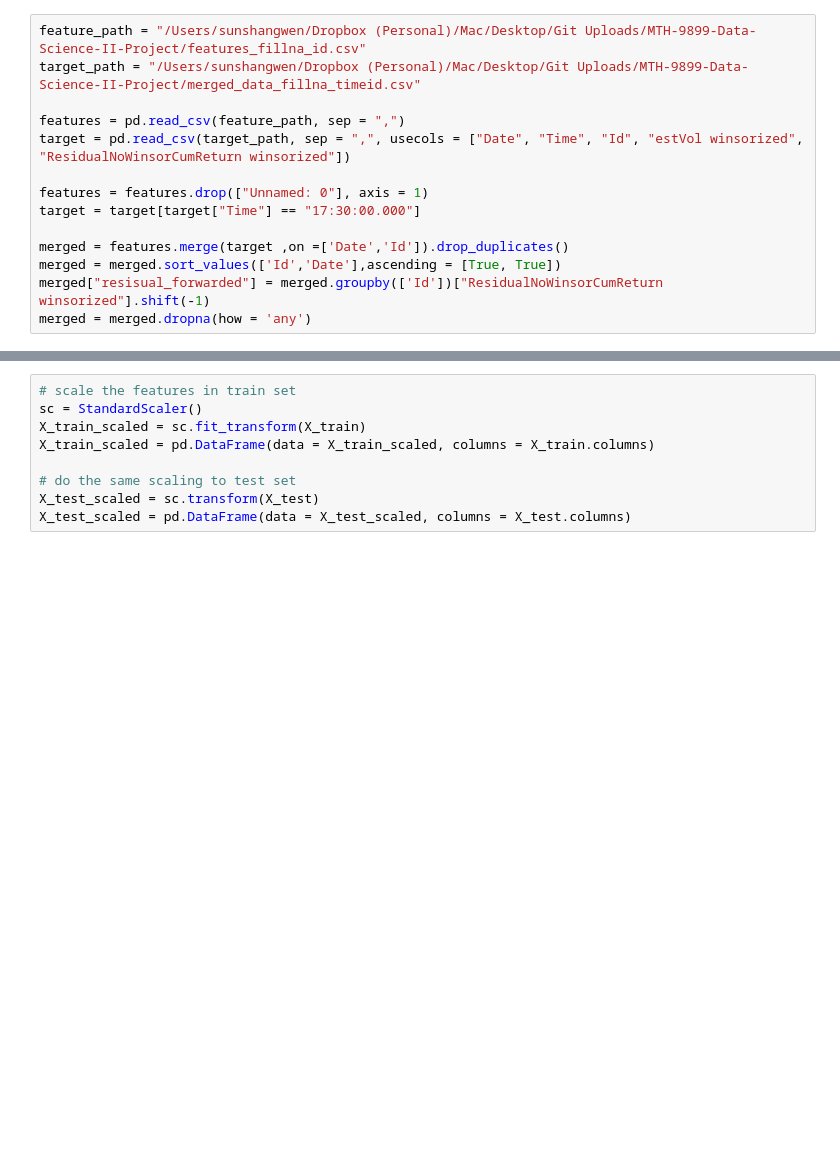
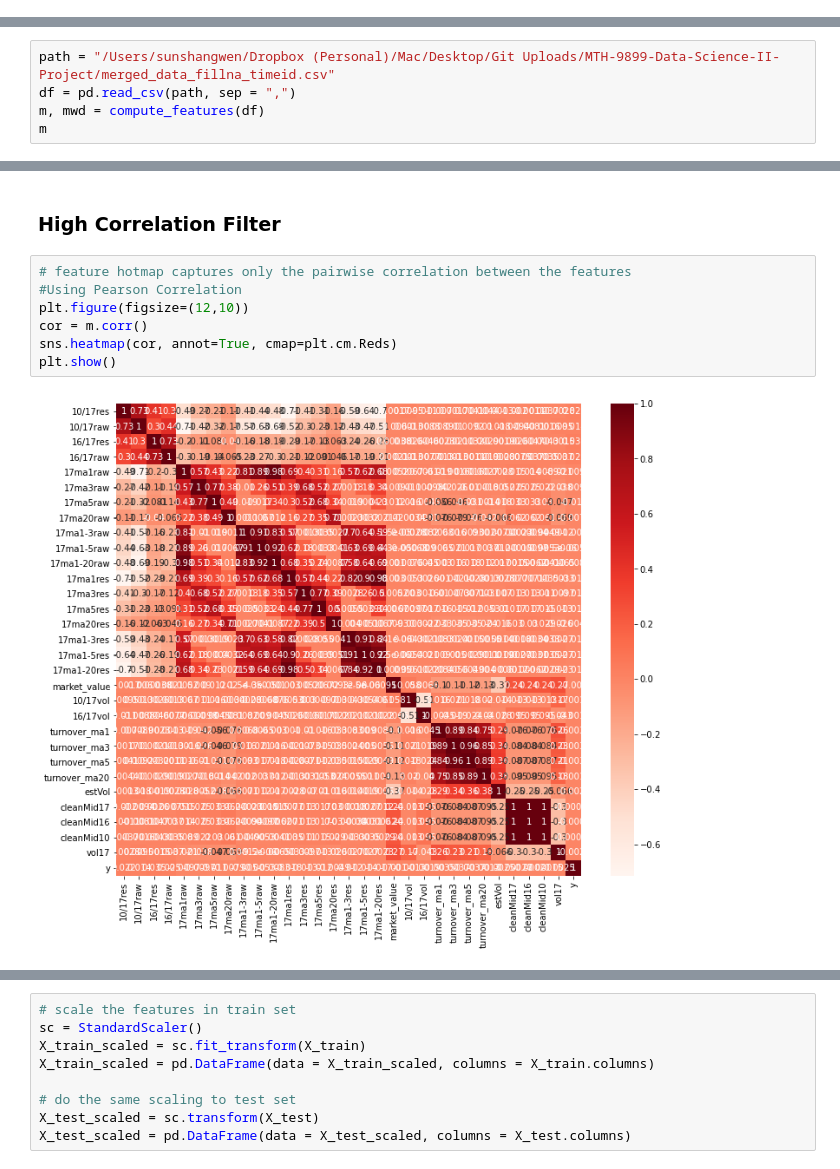
Before and after one commit to kkmumu/MTH-9899-Data-Science-II-Project, a Jupyter notebook: Models/regmodel.ipynb, the cells around one changed output, grey strips where cells are left out. Drawn from its saved outputs; the diff is of its cells as text; blank space fills up the shorter version.

```diff
--- a/Models/regmodel.ipynb
+++ b/Models/regmodel.ipynb
@@ -23,17 +30,3 @@ from sklearn.utils.validation import _num_samples
 #warnings.filterwarnings("ignore")
 
 my_random_state = 2022
-# %%
-feature_path = "/Users/sunshangwen/Dropbox (Personal)/Mac/Desktop/Git Uploads/MTH-9899-Data-Science-II-Project/features_fillna_id.csv"
-target_path = "/Users/sunshangwen/Dropbox (Personal)/Mac/Desktop/Git Uploads/MTH-9899-Data-Science-II-Project/merged_data_fillna_timeid.csv"
-
-features = pd.read_csv(feature_path, sep = ",")
-target = pd.read_csv(target_path, sep = ",", usecols = ["Date", "Time", "Id", "estVol winsorized", "ResidualNoWinsorCumReturn winsorized"])
-
-features = features.drop(["Unnamed: 0"], axis = 1)
-target = target[target["Time"] == "17:30:00.000"]
-
-merged = features.merge(target ,on =['Date','Id']).drop_duplicates()
-merged = merged.sort_values(['Id','Date'],ascending = [True, True])
-merged["resisual_forwarded"] = merged.groupby(['Id'])["ResidualNoWinsorCumReturn winsorized"].shift(-1)
-merged = merged.dropna(how = 'any')
@@ -45,0 +210,5 @@ test = test.drop(["Id", "Date", "Time", "ResidualNoWinsorCumReturn winsorized"],
+# %%
+path = "/Users/sunshangwen/Dropbox (Personal)/Mac/Desktop/Git Uploads/MTH-9899-Data-Science-II-Project/merged_data_fillna_timeid.csv"
+df = pd.read_csv(path, sep = ",")
+m, mwd = compute_features(df)
+m
@@ -45,0 +256,11 @@ test = test.drop(["Id", "Date", "Time", "ResidualNoWinsorCumReturn winsorized"],
+# %% [markdown]
+### High Correlation Filter
+# %%
+# feature hotmap captures only the pairwise correlation between the features
+#Using Pearson Correlation
+plt.figure(figsize=(12,10))
+cor = m.corr()
+sns.heatmap(cor, annot=True, cmap=plt.cm.Reds)
+plt.show()
+# %% [output]
+[figure, added]
```
Also changed, not shown: parts of 41 cells of this notebook.
